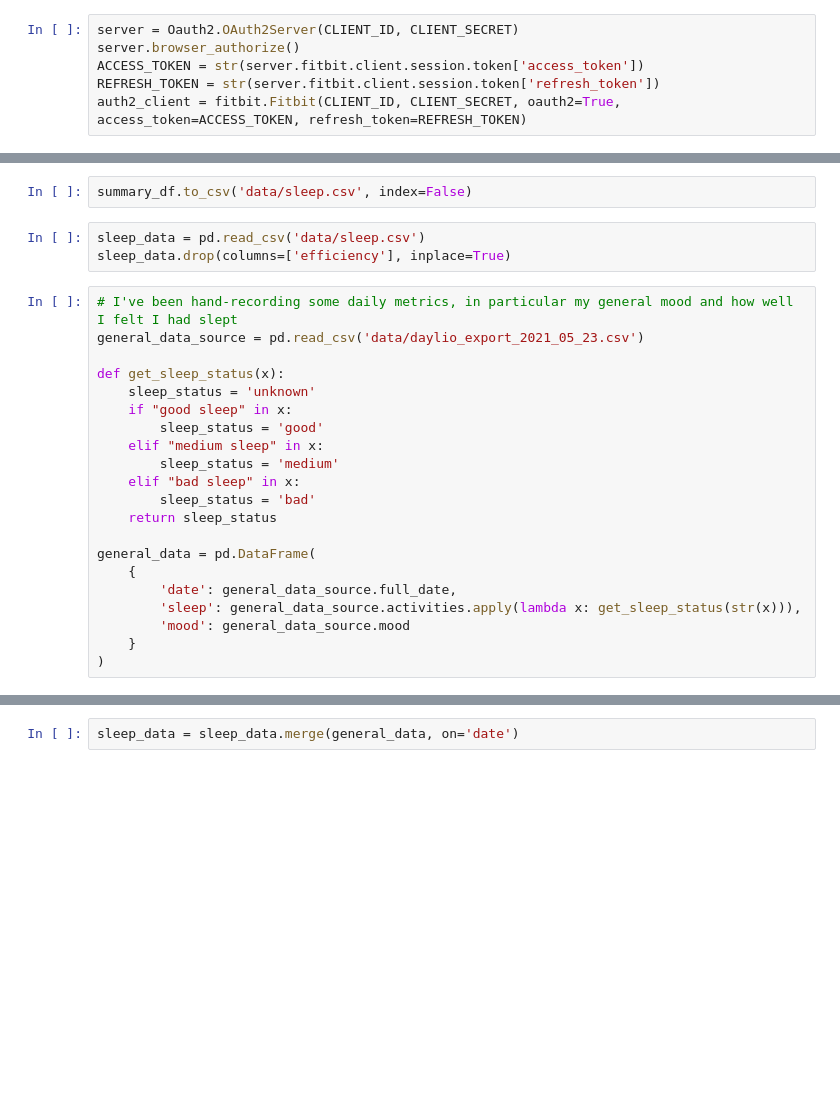
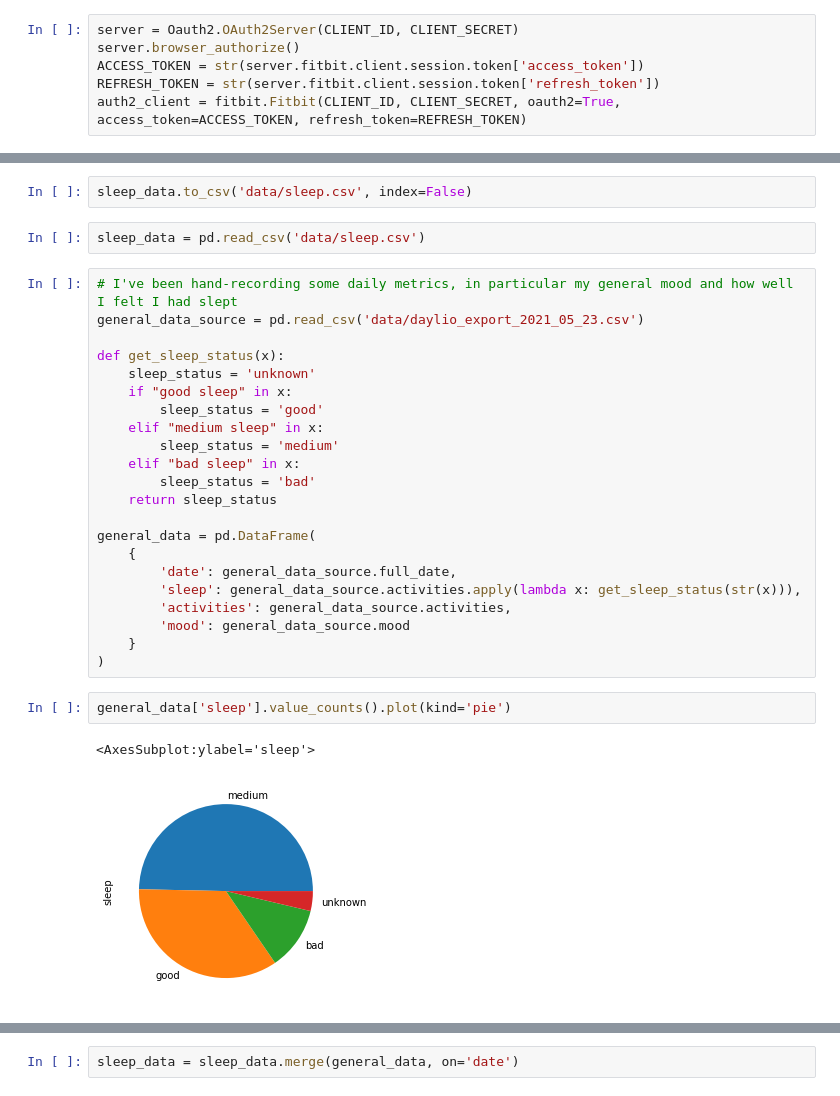
Before and after one commit to mpinkerton-oasis/AdsHackathon2021, a Jupyter notebook: fb_sleep_eda/sleep_eda.ipynb, the cells around one changed output, grey strips where cells are left out. Cells and saved outputs as stored; diff of their text form; blank space fills up the shorter version.

```diff
--- a/fb_sleep_eda/sleep_eda.ipynb
+++ b/fb_sleep_eda/sleep_eda.ipynb
@@ -60,10 +64,9 @@ sleep_data = pd.DataFrame(
         'rem_mins': rem_mins
     })
 # %%
-summary_df.to_csv('data/sleep.csv', index=False)
+sleep_data.to_csv('data/sleep.csv', index=False)
 # %%
 sleep_data = pd.read_csv('data/sleep.csv')
-sleep_data.drop(columns=['efficiency'], inplace=True)
 # %%
 # I've been hand-recording some daily metrics, in particular my general mood and how well I felt I had slept
 general_data_source = pd.read_csv('data/daylio_export_2021_05_23.csv')
@@ -82,6 +85,12 @@ general_data = pd.DataFrame(
     {
         'date': general_data_source.full_date,
         'sleep': general_data_source.activities.apply(lambda x: get_sleep_status(str(x))),
+        'activities': general_data_source.activities,
         'mood': general_data_source.mood
     }
 )
+# %%
+general_data['sleep'].value_counts().plot(kind='pie')
+# %% [output]
+<AxesSubplot:ylabel='sleep'>
+[figure, added]
```
Also changed, not shown: parts of 26 cells of this notebook.
